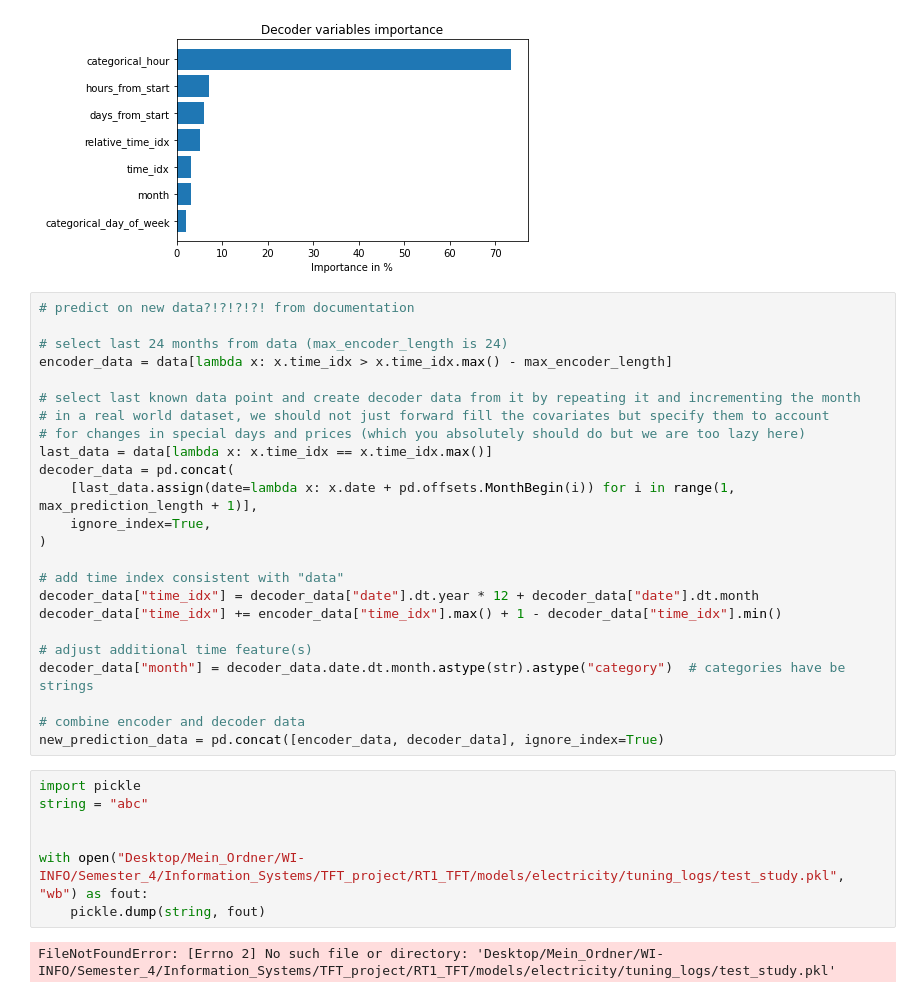
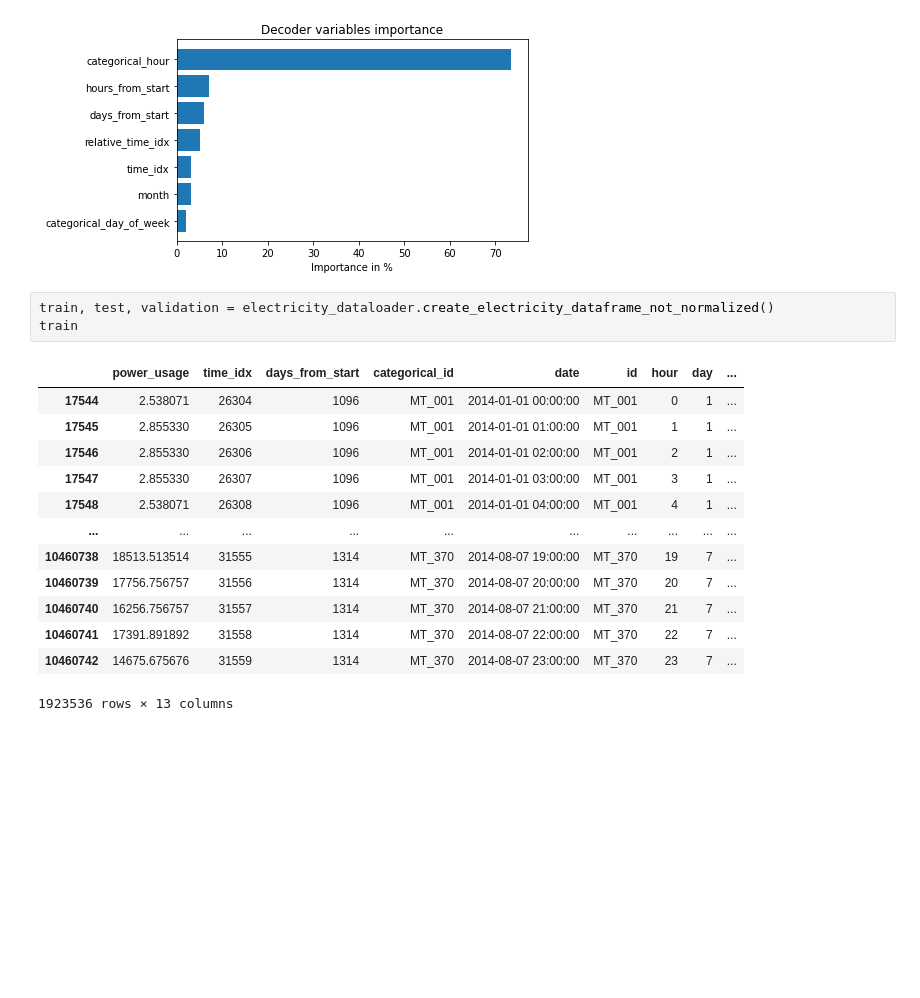
Before and after one commit to ben10ben/Interpretable-time-series-forecasting-at-scale, a Jupyter notebook: TFT_Notebook.ipynb, the cells around one changed output. Saved outputs shown, nothing was run; the diff lists cells and outputs as text; blank space fills up the shorter version.

```diff
--- a/TFT_Notebook.ipynb
+++ b/TFT_Notebook.ipynb
@@ -834,36 +838,20 @@ IndexError: index out of range in self
 [figure]
 [figure]
 [figure]
-# %%
-# predict on new data?!?!?!?! from documentation
-
-# select last 24 months from data (max_encoder_length is 24)
-encoder_data = data[lambda x: x.time_idx > x.time_idx.max() - max_encoder_length]
-
-# select last known data point and create decoder data from it by repeating it and incrementing the month
-# in a real world dataset, we should not just forward fill the covariates but specify them to account
-# for changes in special days and prices (which you absolutely should do but we are too lazy here)
-last_data = data[lambda x: x.time_idx == x.time_idx.max()]
-decoder_data = pd.concat(
-    [last_data.assign(date=lambda x: x.date + pd.offsets.MonthBegin(i)) for i in range(1, max_prediction_length + 1)],
-    ignore_index=True,
-)
-
-# add time index consistent with "data"
-decoder_data["time_idx"] = decoder_data["date"].dt.year * 12 + decoder_data["date"].dt.month
-decoder_data["time_idx"] += encoder_data["time_idx"].max() + 1 - decoder_data["time_idx"].min()
-
-# adjust additional time feature(s)
-decoder_data["month"] = decoder_data.date.dt.month.astype(str).astype("category")  # categories have be strings
-
-# combine encoder and decoder data
-new_prediction_data = pd.concat([encoder_data, decoder_data], ignore_index=True)
-# %%
-import pickle
-string = "abc"
-
-
-with open("Desktop/Mein_Ordner/WI-INFO/Semester_4/Information_Systems/TFT_project/RT1_TFT/models/electricity/tuning_logs/test_study.pkl", "wb") as fout:
-    pickle.dump(string, fout)
-# %% [output]
-FileNotFoundError: [Errno 2] No such file or directory: 'Desktop/Mein_Ordner/WI-INFO/Semester_4/Information_Systems/TFT_project/RT1_TFT/models/electricity/tuning_logs/test_study.pkl'
+# %%
+train, test, validation = electricity_dataloader.create_electricity_dataframe_not_normalized()
+train
+# %% [output]
+|  | power_usage | time_idx | days_from_start | categorical_id | date | id | hour | day | ... |
+| 17544 | 2.538071 | 26304 | 1096 | MT_001 | 2014-01-01 00:00:00 | MT_001 | 0 | 1 | ... |
+| 17545 | 2.855330 | 26305 | 1096 | MT_001 | 2014-01-01 01:00:00 | MT_001 | 1 | 1 | ... |
+| 17546 | 2.855330 | 26306 | 1096 | MT_001 | 2014-01-01 02:00:00 | MT_001 | 2 | 1 | ... |
+| 17547 | 2.855330 | 26307 | 1096 | MT_001 | 2014-01-01 03:00:00 | MT_001 | 3 | 1 | ... |
+| 17548 | 2.538071 | 26308 | 1096 | MT_001 | 2014-01-01 04:00:00 | MT_001 | 4 | 1 | ... |
+| ... | ... | ... | ... | ... | ... | ... | ... | ... | ... |
+| 10460738 | 18513.513514 | 31555 | 1314 | MT_370 | 2014-08-07 19:00:00 | MT_370 | 19 | 7 | ... |
+| 10460739 | 17756.756757 | 31556 | 1314 | MT_370 | 2014-08-07 20:00:00 | MT_370 | 20 | 7 | ... |
+| 10460740 | 16256.756757 | 31557 | 1314 | MT_370 | 2014-08-07 21:00:00 | MT_370 | 21 | 7 | ... |
+| 10460741 | 17391.891892 | 31558 | 1314 | MT_370 | 2014-08-07 22:00:00 | MT_370 | 22 | 7 | ... |
+| 10460742 | 14675.675676 | 31559 | 1314 | MT_370 | 2014-08-07 23:00:00 | MT_370 | 23 | 7 | ... |
+1923536 rows × 13 columns
```
Also changed, not shown: parts of 2 cells of this notebook, 4 other files.
